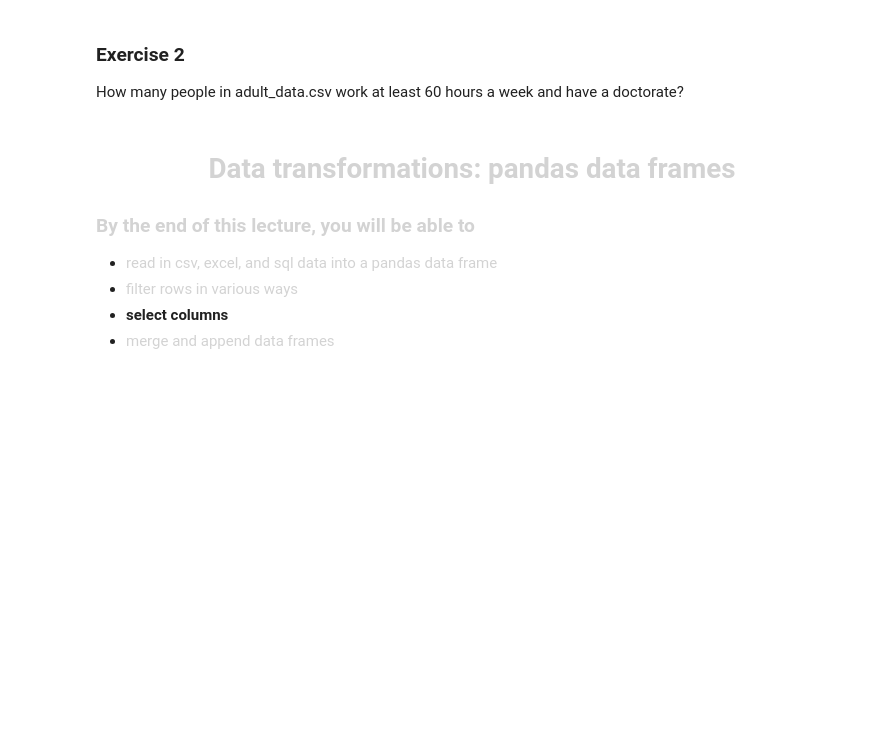
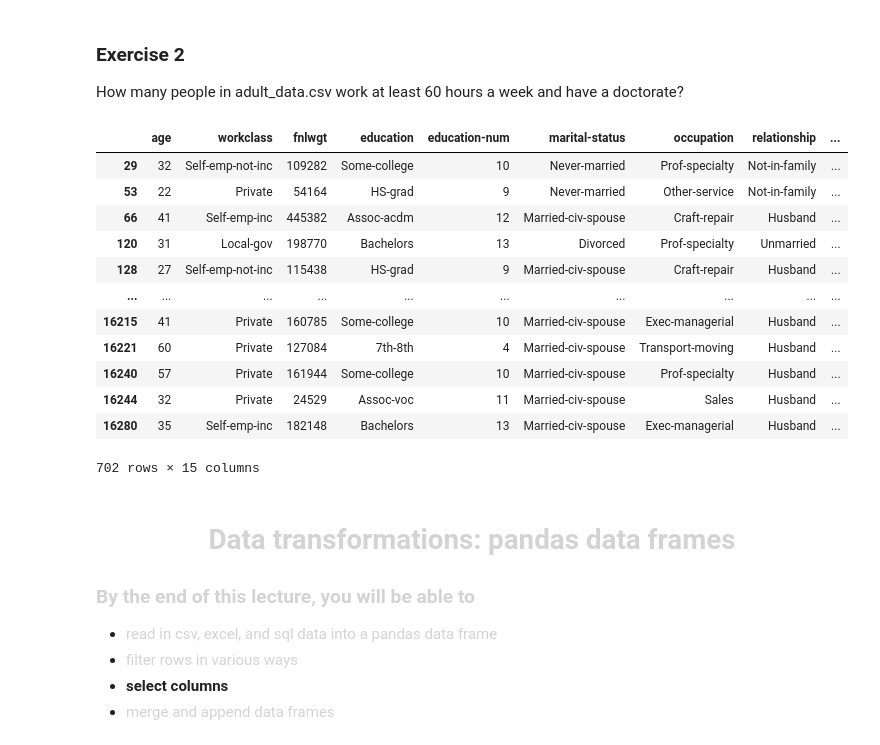
Before and after one commit to yuetianli22/DATA1030-Fall2021, a Jupyter notebook: week2 - EDA/EDA_p1.ipynb, the cells around one changed output. Drawn from its saved outputs; the diff is of its cells as text; code cells hidden in the pictures; blank space fills up the shorter version.

```diff
--- a/week2 - EDA/EDA_p1.ipynb
+++ b/week2 - EDA/EDA_p1.ipynb
@@ -349,6 +355,22 @@ print(df[(df['age']==90)|(df['native-country']==' Hungary')])
 # %% [markdown]
 ### Exercise 2
 How many people in adult_data.csv work at least 60 hours a week and have a doctorate?
+# %%
+df[(df['hours-per-week']==60)|(df['education']== 'Doctorate')]
+# %% [output]
+|  | age | workclass | fnlwgt | education | education-num | marital-status | occupation | relationship | ... |
+| 29 | 32 | Self-emp-not-inc | 109282 | Some-college | 10 | Never-married | Prof-specialty | Not-in-family | ... |
+| 53 | 22 | Private | 54164 | HS-grad | 9 | Never-married | Other-service | Not-in-family | ... |
+| 66 | 41 | Self-emp-inc | 445382 | Assoc-acdm | 12 | Married-civ-spouse | Craft-repair | Husband | ... |
+| 120 | 31 | Local-gov | 198770 | Bachelors | 13 | Divorced | Prof-specialty | Unmarried | ... |
+| 128 | 27 | Self-emp-not-inc | 115438 | HS-grad | 9 | Married-civ-spouse | Craft-repair | Husband | ... |
+| ... | ... | ... | ... | ... | ... | ... | ... | ... | ... |
+| 16215 | 41 | Private | 160785 | Some-college | 10 | Married-civ-spouse | Exec-managerial | Husband | ... |
+| 16221 | 60 | Private | 127084 | 7th-8th | 4 | Married-civ-spouse | Transport-moving | Husband | ... |
+| 16240 | 57 | Private | 161944 | Some-college | 10 | Married-civ-spouse | Prof-specialty | Husband | ... |
+| 16244 | 32 | Private | 24529 | Assoc-voc | 11 | Married-civ-spouse | Sales | Husband | ... |
+| 16280 | 35 | Self-emp-inc | 182148 | Bachelors | 13 | Married-civ-spouse | Exec-managerial | Husband | ... |
+702 rows × 15 columns
 # %% [markdown]
 # <font color='LIGHTGRAY'><center> Data transformations: pandas data frames </center></font>
 ###  <font color='LIGHTGRAY'>By the end of this lecture, you will be able to</font>
```
Also changed, not shown: parts of 3 cells of this notebook.
